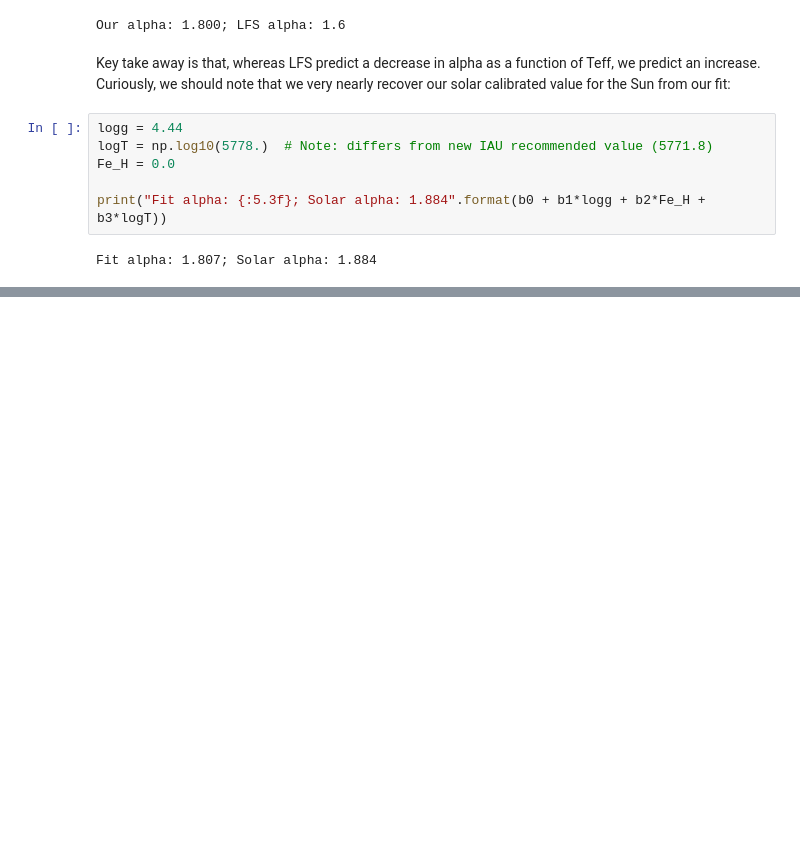
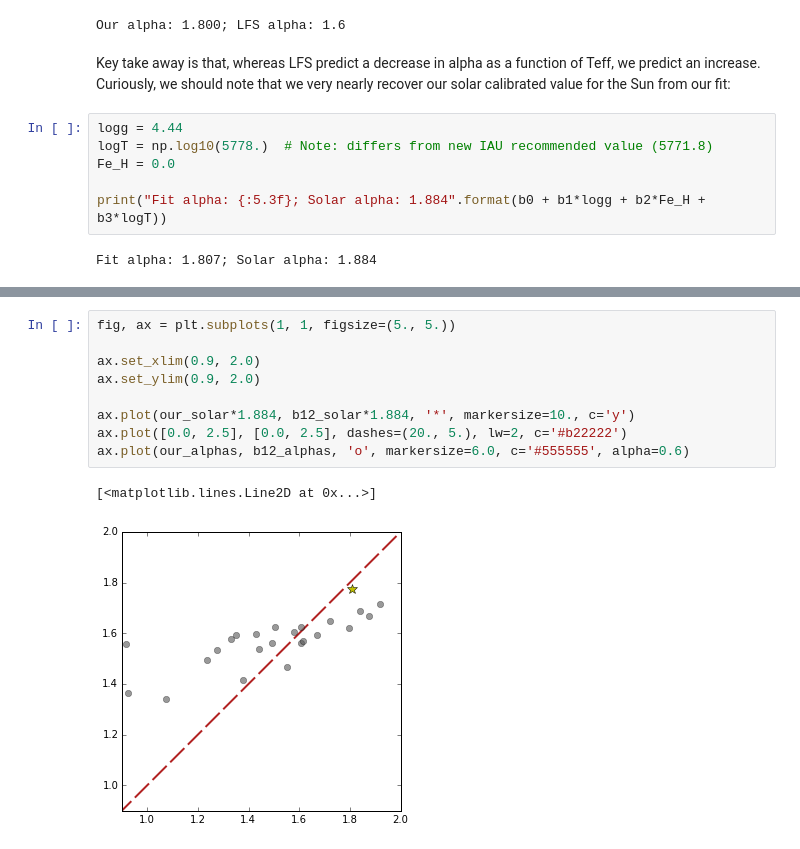
Before and after one commit to gfeiden/Notebook, a Jupyter notebook: Projects/mlt_calib/resampling_tests.ipynb, the cells around one changed output, grey strips where cells are left out. Cells and saved outputs as stored; diff of their text form; blank space fills up the shorter version.

```diff
--- a/Projects/mlt_calib/resampling_tests.ipynb
+++ b/Projects/mlt_calib/resampling_tests.ipynb
@@ -361,0 +397,12 @@ There is an approximately 4% difference between the extrapolated solar mixing le
+# %%
+fig, ax = plt.subplots(1, 1, figsize=(5., 5.))
+
+ax.set_xlim(0.9, 2.0)
+ax.set_ylim(0.9, 2.0)
+
+ax.plot(our_solar*1.884, b12_solar*1.884, '*', markersize=10., c='y')
+ax.plot([0.0, 2.5], [0.0, 2.5], dashes=(20., 5.), lw=2, c='#b22222')
+ax.plot(our_alphas, b12_alphas, 'o', markersize=6.0, c='#555555', alpha=0.6)
+# %% [output]
+[<matplotlib.lines.Line2D at 0x...>]
+[figure, added]
```
Also changed, not shown: parts of 15 cells of this notebook.
